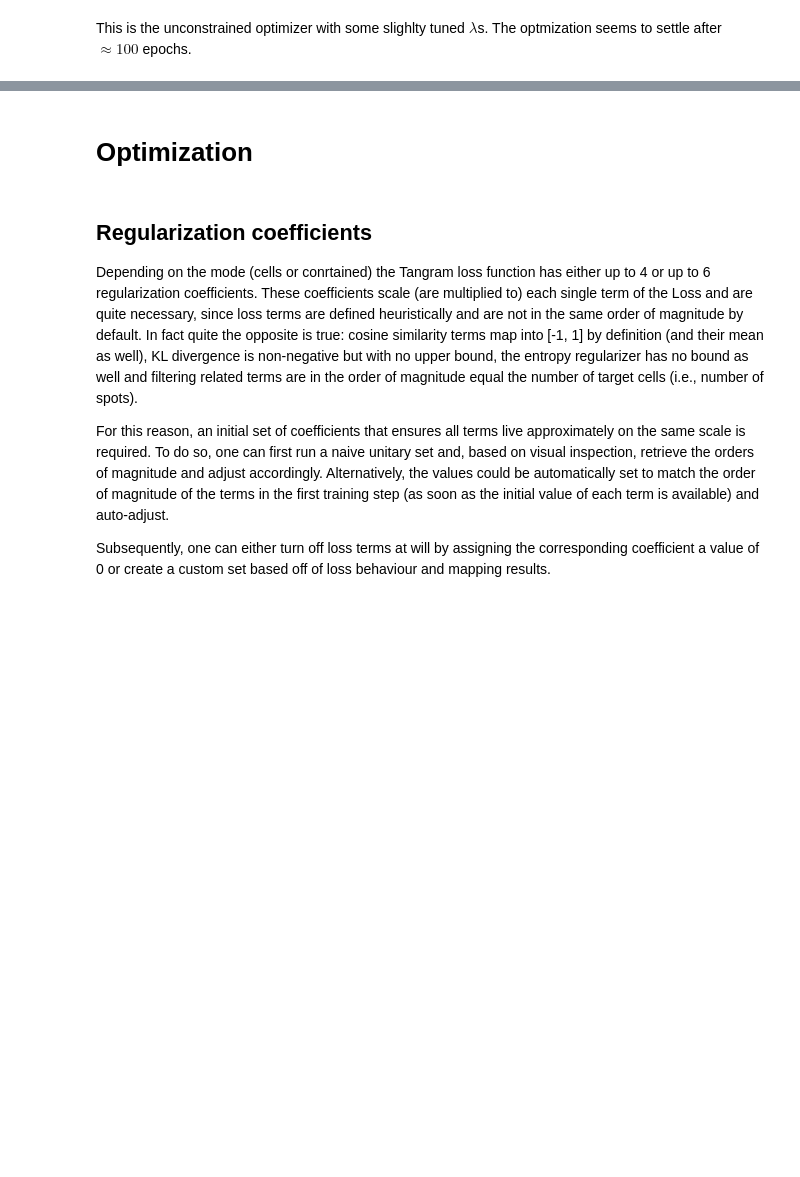
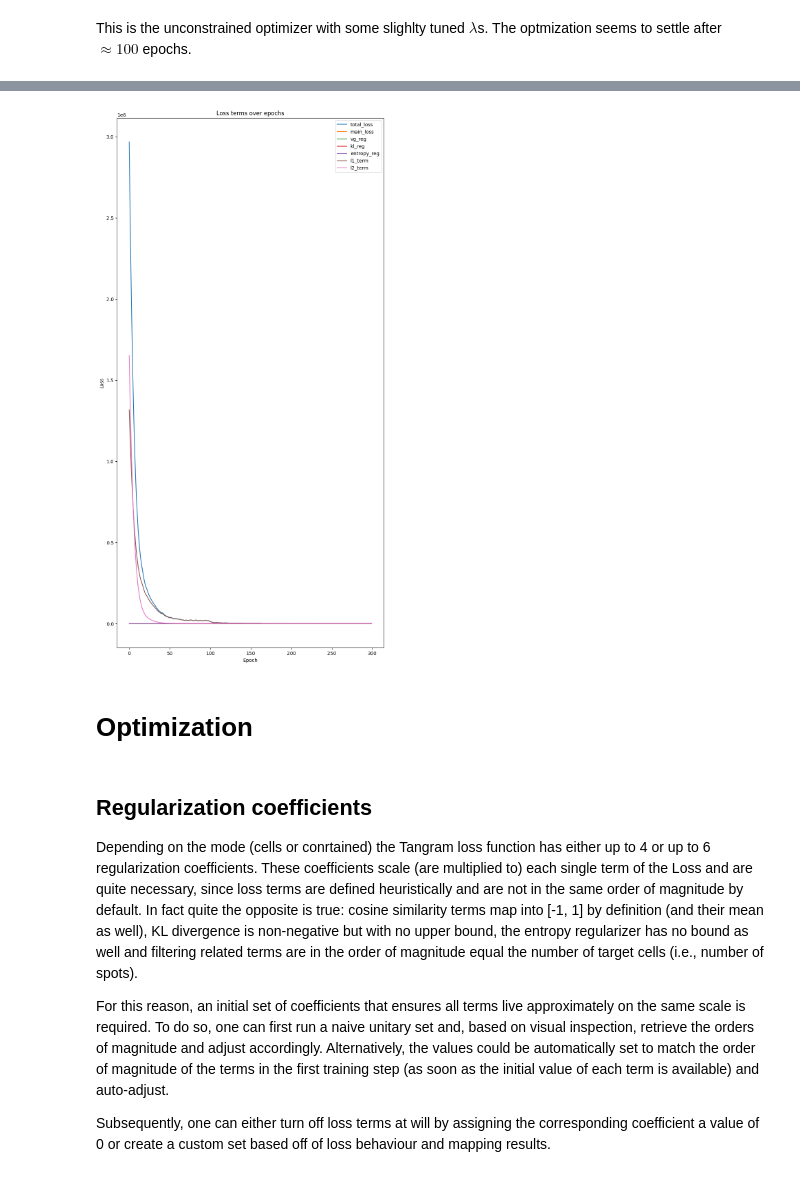
Before and after one commit to enric-bazz/Tangram, a Jupyter notebook: MyNotebooks/tangramlit_sensitivity_analysis.ipynb, the cells around one changed output, grey strips where cells are left out. Cells and saved outputs as stored; diff of their text form; code cells hidden in the pictures; blank space fills up the shorter version.

```diff
--- a/MyNotebooks/tangramlit_sensitivity_analysis.ipynb
+++ b/MyNotebooks/tangramlit_sensitivity_analysis.ipynb
@@ -196,3 +223,8 @@ This was the constrained mode with the standard SDG instead of Adama: no optimiz
+# %%
+# Plot loss terms
+tg.plot_loss_terms(adata_map=ad_map[0], log_scale=False)
+# %% [output]
+[figure, added]
 # %% [markdown]
 # Optimization
 # %% [markdown]
```
Also changed, not shown: parts of 20 cells of this notebook, 1 other file.
